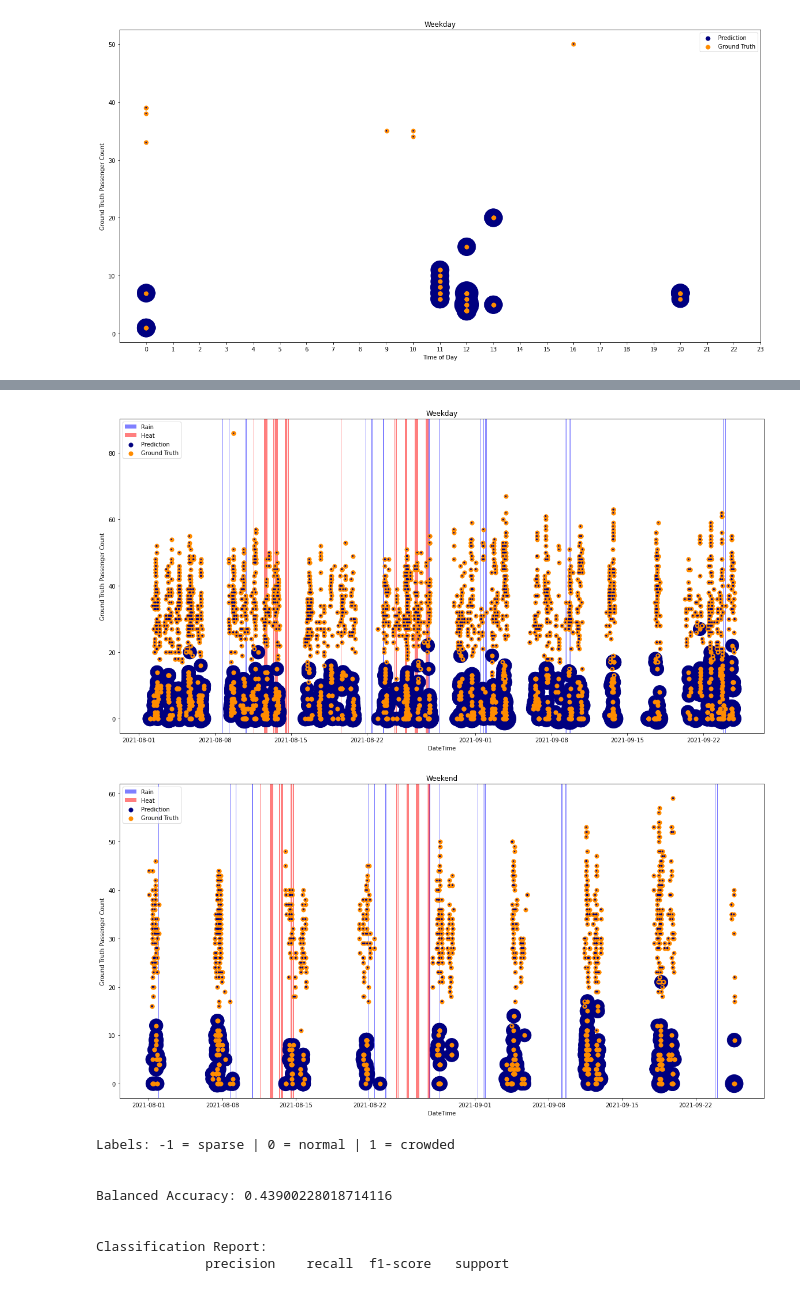
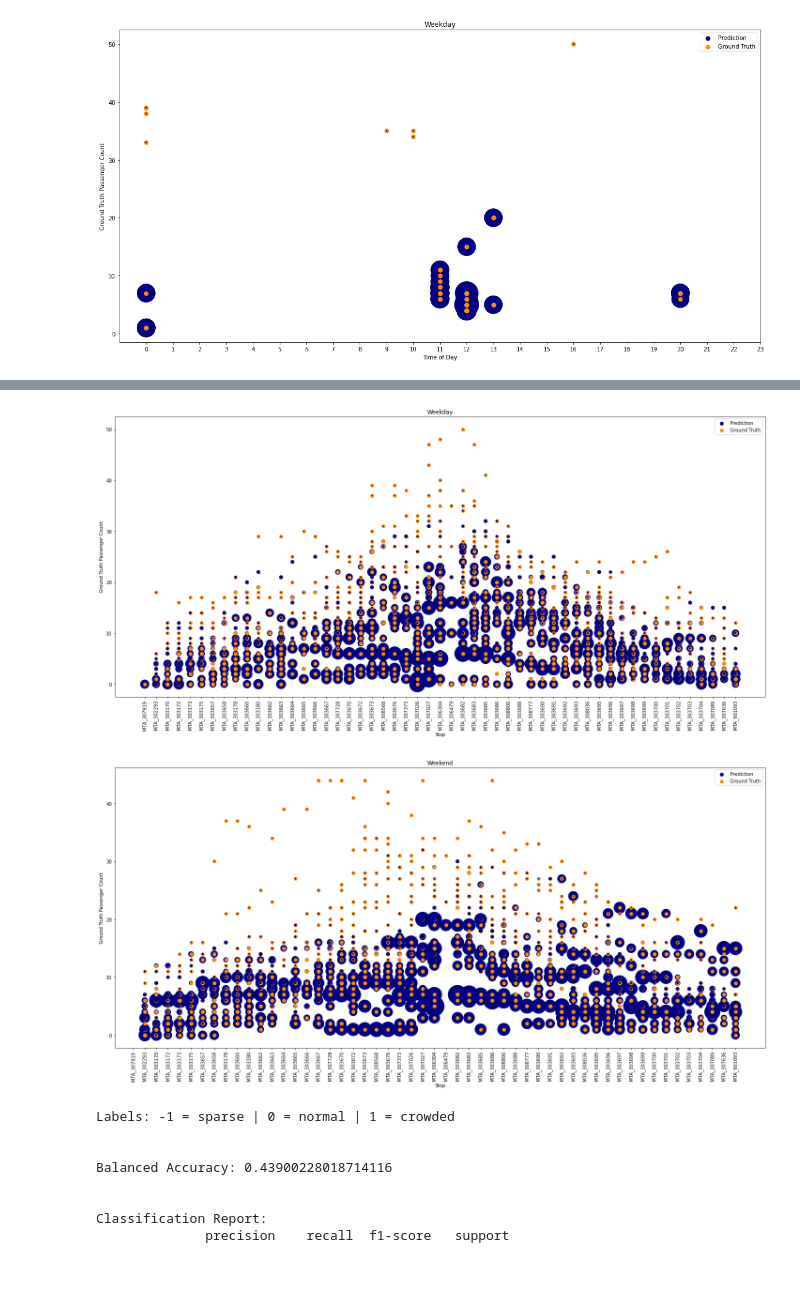
Before and after one commit to alexanderamy/BusPassengerPred, a Jupyter notebook: notebooks/example_experiment_2.ipynb, the cells around one changed output, grey strips where cells are left out. Saved outputs shown, nothing was run; the diff lists cells and outputs as text; code cells hidden in the pictures.

Commit message:
Debugged refactored gt_pred_scatter

```diff
--- a/notebooks/example_experiment_2.ipynb
+++ b/notebooks/example_experiment_2.ipynb
@@ -111,8 +116,8 @@ fig_weekday, fig_weekend = experiment_eval.gt_pred_scatter('test', plot='hour',
 # %%
-fig_weekday, fig_weekend = experiment_eval.gt_pred_scatter('train', plot='datetime', errors='large', n=5000, s=50)
+fig_weekday, fig_weekend, fig_datetime = experiment_eval.gt_pred_scatter('test', plot='stop', errors='all', n=100, s=50, gty=True)
 # %% [output]
-[figure, old version]
+[figure, new version]
-[figure, old version]
+[figure, new version]
 # %%
 bal_acc, cr_dict, cm = experiment_eval.print_classification_metrics('test', segment=None, method='q25q75', num_classes=3, spread_multiple=1, pretty_print=True)
 # %% [output]
```
Also changed, not shown: parts of 1 cell of this notebook, 1 other file.
